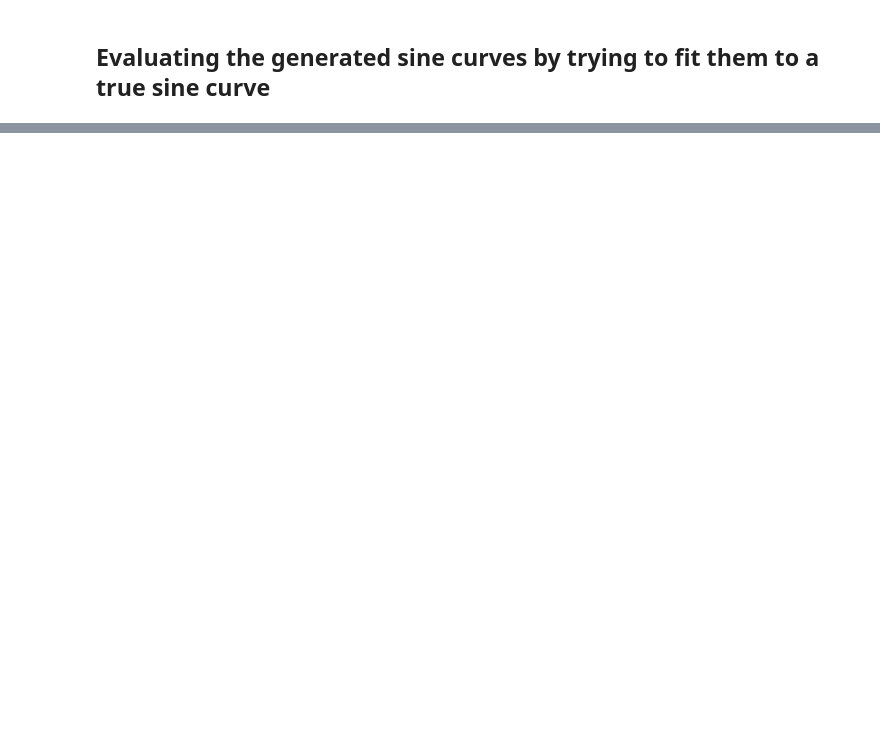
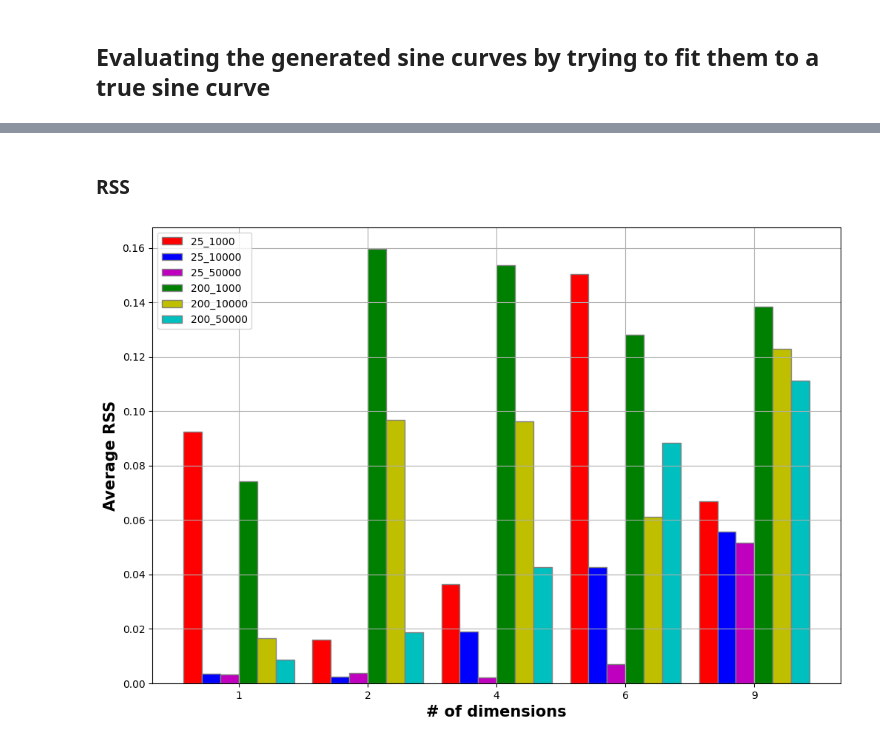
Before and after one commit to fredrikSveen/MSc_time_series_GAN, a Jupyter notebook: curve_fitting.ipynb, the cells around one changed output, grey strips where cells are left out. Saved outputs shown, nothing was run; the diff lists cells and outputs as text; code cells hidden in the pictures; blank space fills up the shorter version.

```diff
--- a/curve_fitting.ipynb
+++ b/curve_fitting.ipynb
@@ -189,0 +257,40 @@ Parameters (seq_len n_iterations): 200_50000, avg. dev: 14.25%
+# %% [markdown]
+### RSS
+# %%
+# set width of bar
+barWidth = 1/7
+fig = plt.subplots(figsize =(12, 8))
+
+# Set position of bar on X axis
+br1 = np.arange(len(sorted_rss['25_1000']))
+br2 = [x + barWidth for x in br1]
+br3 = [x + barWidth for x in br2]
+br4 = [x + barWidth for x in br3]
+br5 = [x + barWidth for x in br4]
+br6 = [x + barWidth for x in br5]
+
+# Make the plot
+plt.bar(br1, [el[1] for el in sorted_rss['25_1000']], color ='r', width = barWidth,
+        edgecolor ='grey', label ='25_1000')
+plt.bar(br2, [el[1] for el in sorted_rss['25_10000']], color ='b', width = barWidth,
+        edgecolor ='grey', label ='25_10000')
+plt.bar(br3, [el[1] for el in sorted_rss['25_50000']], color ='m', width = barWidth,
+        edgecolor ='grey', label ='25_50000')
+plt.bar(br4, [el[1] for el in sorted_rss['200_1000']], color ='g', width = barWidth,
+        edgecolor ='grey', label ='200_1000')
+plt.bar(br5, [el[1] for el in sorted_rss['200_10000']], color ='y', width = barWidth,
+        edgecolor ='grey', label ='200_10000')
+plt.bar(br6, [el[1] for el in sorted_rss['200_50000']], color ='c', width = barWidth,
+        edgecolor ='grey', label ='200_50000')
+
+# Adding Xticks
+plt.xlabel('# of dimensions', fontweight ='bold', fontsize = 15)
+plt.ylabel('Average RSS', fontweight ='bold', fontsize = 15)
+plt.xticks([r + 2.5*barWidth for r in range(5)],
+        ['1', '2', '4', '6', '9'])
+
+plt.legend()
+plt.grid()
+plt.show()
+# %% [output]
+[figure, added]
```
Also changed, not shown: parts of 13 cells of this notebook, 4 other files.
